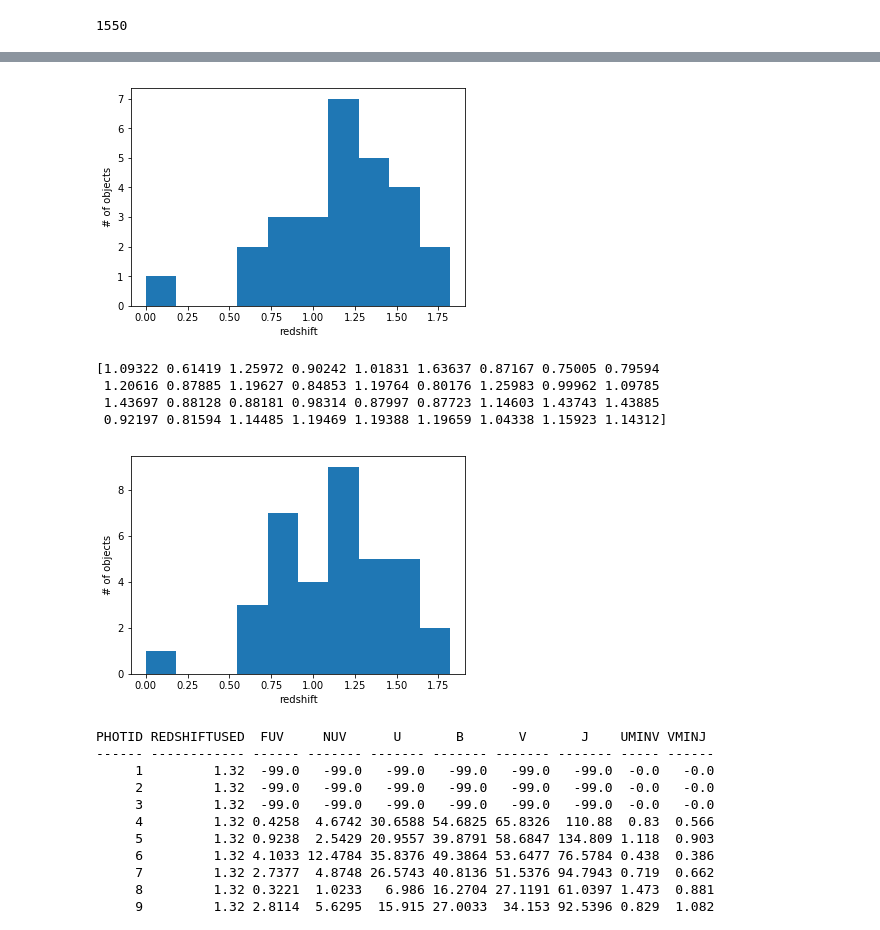
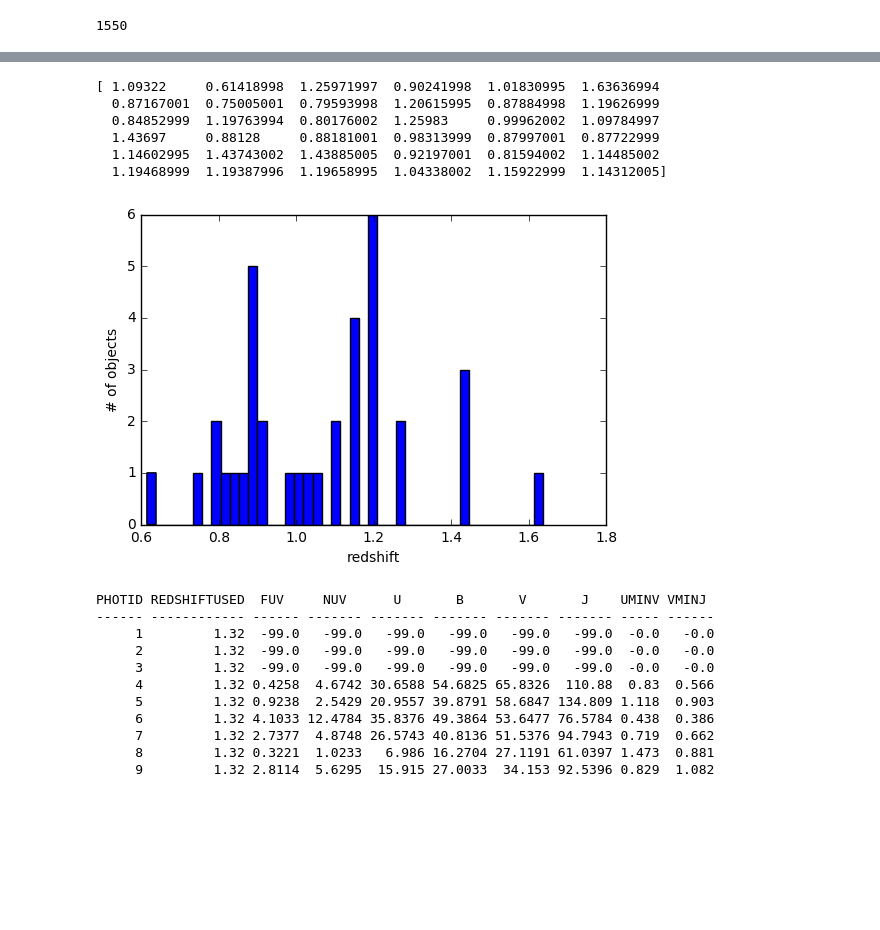
Before and after one commit to tplattner24/GoGreen, a Jupyter notebook: PracticeCats.ipynb, the cells around one changed output, grey strips where cells are left out. Saved outputs shown, nothing was run; the diff lists cells and outputs as text; code cells hidden in the pictures; blank space fills up the shorter version.

```diff
--- a/PracticeCats.ipynb
+++ b/PracticeCats.ipynb
@@ -86,0 +97,7 @@ print(catdata['redshift'][i])
+# %%
+nbins = int((1.75 - 0) / 0.04)
+hist = plt.hist(catdata['redshift'][i],bins=nbins)
+hist = plt.xlabel('redshift')
+hist = plt.ylabel('# of objects')
+hist = plt.title(cluststr)
+plt.show()
@@ -87,25 +106,23 @@ print(catdata['redshift'][i])
+# %%
+#s = np.where(catdata['cluster'][27:63])
+#print(catdata['redshift'][s])
+print(catdata['redshift'][27:63])
+# %% [output]
+[ 1.09322     0.61418998  1.25971997  0.90241998  1.01830995  1.63636994
+  0.87167001  0.75005001  0.79593998  1.20615995  0.87884998  1.19626999
+  0.84852999  1.19763994  0.80176002  1.25983     0.99962002  1.09784997
+  1.43697     0.88128     0.88181001  0.98313999  0.87997001  0.87722999
+  1.14602995  1.43743002  1.43885005  0.92197001  0.81594002  1.14485002
+  1.19468999  1.19387996  1.19658995  1.04338002  1.15922999  1.14312005]
 # %%
-hist = plt.hist(catdata['redshift'][i])
+#hist = plt.hist(catdata['redshift'][s])
+hist = plt.hist(catdata['redshift'][27:63],bins=nbins)
+
 hist = plt.xlabel('redshift')
 hist = plt.ylabel('# of objects')
 plt.show()
 # %% [output]
-[figure, old version]
+[figure, new version]
-# %%
-print(catdata['redshift'][s][27:63])
-s = np.where(catdata['cluster'][27:63])
-# %% [output]
-[1.09322 0.61419 1.25972 0.90242 1.01831 1.63637 0.87167 0.75005 0.79594
- 1.20616 0.87885 1.19627 0.84853 1.19764 0.80176 1.25983 0.99962 1.09785
- 1.43697 0.88128 0.88181 0.98314 0.87997 0.87723 1.14603 1.43743 1.43885
- 0.92197 0.81594 1.14485 1.19469 1.19388 1.19659 1.04338 1.15923 1.14312]
-# %%
-hist = plt.hist(catdata['redshift'][s])
-hist = plt.xlabel('redshift')
-hist = plt.ylabel('# of objects')
-plt.show()
-# %% [output]
-[figure, removed]
 # %%
 restframe_colors = '/Users/taylorplattner/Work/GoGreen/Data/Releases/v1.0/v1.0/PHOTOMETRY/RESTFRAME_COLOURS/RESTFRAME_MASTER_SPTCL-0205.cat'
 t = Table.read(restframe_colors, format='ascii')
```
Also changed, not shown: parts of 8 cells of this notebook.
